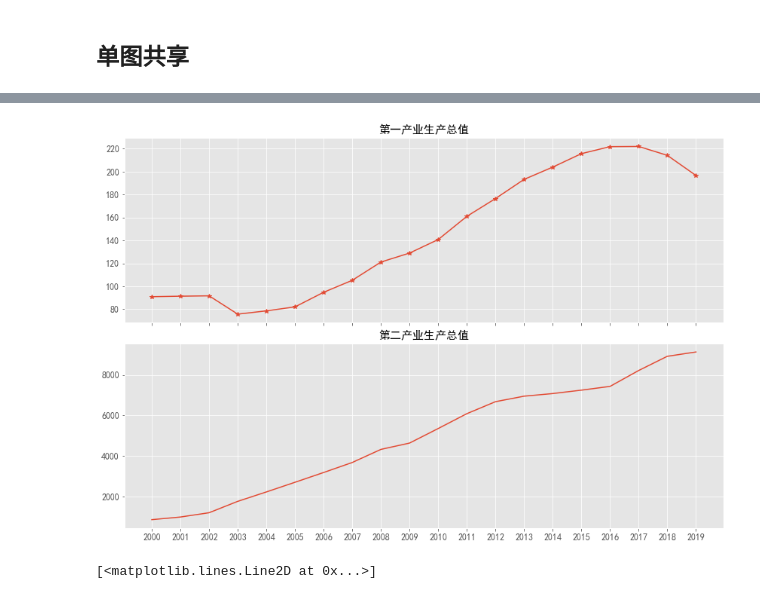
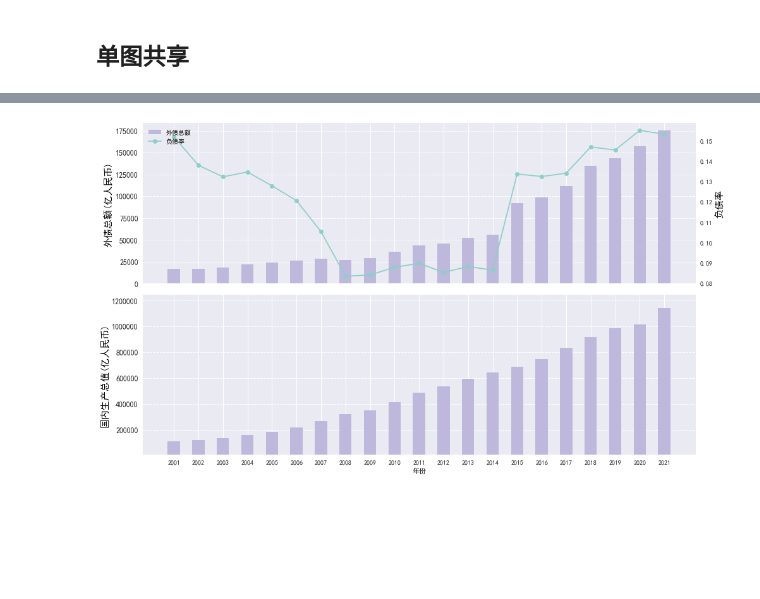
Before and after one commit to kebuAAA/Visualization-using-python, a Jupyter notebook: plt绘图.ipynb, the cells around one changed output, grey strips where cells are left out. Drawn from its saved outputs; the diff is of its cells as text; code cells hidden in the pictures; blank space fills up the shorter version.

```diff
--- a/plt绘图.ipynb
+++ b/plt绘图.ipynb
@@ -8,9 +8,11 @@ plt.rcParams['font.sans-serif'] = ['SimHei']
 plt.rcParams['text.color'] = 'black'  # 修改绘图文字颜色
 plt.rcParams['axes.unicode_minus'] = False
 plt.rcParams['axes.labelcolor'] = 'black'  # 修改坐标轴文字颜色
-plt.style.use('ggplot')
+plt.style.use('seaborn-notebook')
+colors = ['#8ECFC9', '#FFBE7A', '#FA7F6F',
+          '#82B0D2', '#BEB8DC', '#E7DAD2']
 # 查看所有的绘图风格
-#plt.style.available
+# plt.style.available
 # %% [markdown]
 # 格式调整
 # %%
@@ -325,27 +298,36 @@ Index(['年份', '地区生产总值（单位:亿元）', '第一产业', '第
 # %%
-x = np.arange(data['年份'].shape[0])
-x_tick = data['年份']
-fig, (ax1, ax2) = plt.subplots(
+fig, (ax1, ax3) = plt.subplots(
     nrows=2, ncols=1,
     sharex=True,
-    figsize=(12, 8)
+    figsize=(14, 8)
 )
-fig.tight_layout(pad=2)
-
-t1=ax1.plot(x, data["第一产业"], marker='*', label='第一产业')
-ax1.set_title("第一产业生产总值", fontsize=15)
-
-t2=ax2.plot(x, data["第二产业"],label='第二产业')
-ax2.set_title("第二产业生产总值", fontsize=15)
+# fig.tight_layout(pad=2)
+bar1=ax1.bar(x, y1, width=0.5, color="#BEB8DC", label='外债总额')
+ax1.set_ylabel("外债总额(亿人民币)", fontsize=15)
+ax1.grid(axis='y', linestyle='--')
+ax2 = ax1.twinx()
+line1,=ax2.plot(x, y2, color="#8ECFC9",  marker='o', label='负债率')
+ax2.set_ylabel("负债率", fontsize=15)
+ax2.grid(False)
 ax1.tick_params(axis='both', which='major', labelsize=12)
-ax2.tick_params(axis='both', which='major', labelsize=12)
-plt.xticks(x,x_tick, fontsize=12)
+# 不同axes添加图例
+p1, l1 = ax1.get_legend_handles_labels()
+p2, l2 = ax2.get_legend_handles_labels()
+plt.legend(p1+p2,l1+l2,loc=2)
+ax3.bar(x, y3, width=0.5, color="#BEB8DC")
+ax3.set_xlabel('年份')
+ax3.set_ylabel("国内生产总值(亿人民币)", fontsize=15)
+ax3.grid(axis='y', linestyle='--')
+y3_max = y3.max()
+y3_min = y3.min()
+d = y3_max-y3_min
+ax3.set_ylim(y3_min-d*0.1, y3_max+d*0.1)
+ax3.ticklabel_format(style='plain', axis='y')
+ax3.tick_params(axis='y', which='major', labelsize=12)
+plt.xticks(x, x_tick, rotation=0)
 # 图例的位置，bbox_to_anchor=(0.5, 0.92)
-plt.savefig("./plt样图/共享x轴的折线图.png", facecolor='w')
+plt.tight_layout()
+plt.savefig("./plt样图/共享x轴.png", facecolor='w')
 plt.show()
 # %% [output]
-[figure, old version]
+[figure, new version]
-# %%
-t1
-# %% [output]
-[<matplotlib.lines.Line2D at 0x...>]
```
Also changed, not shown: parts of 34 cells of this notebook, 21 other files.
